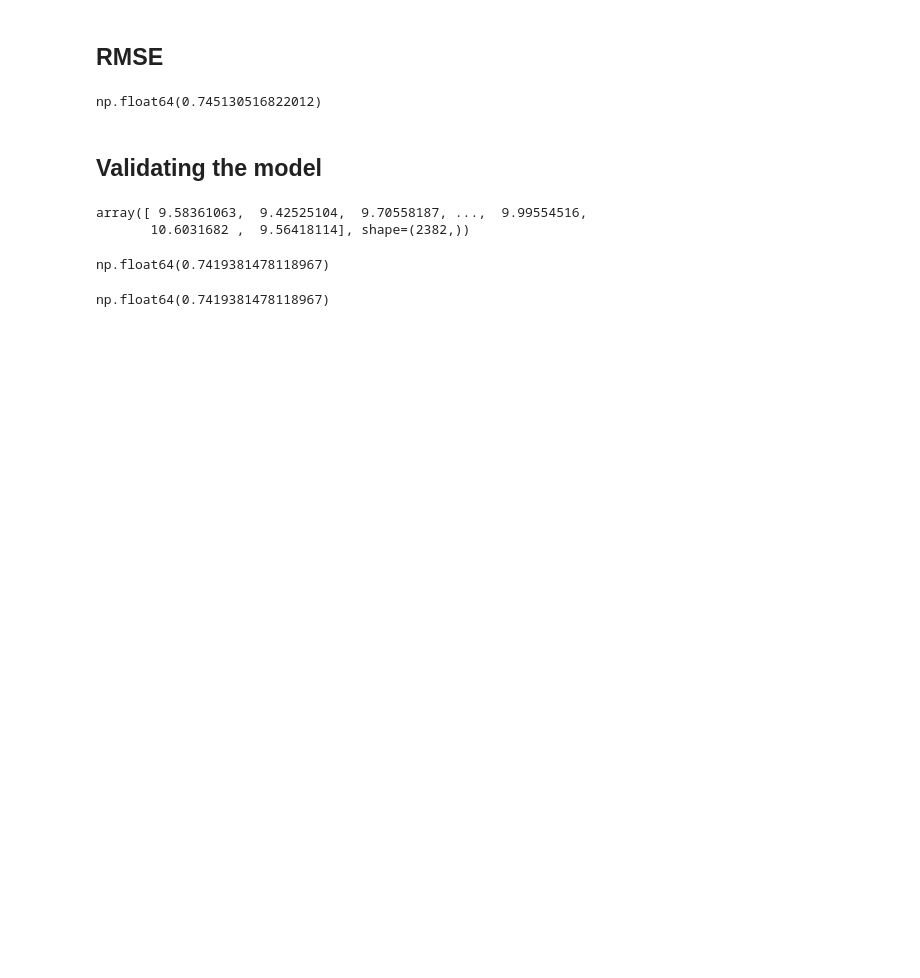
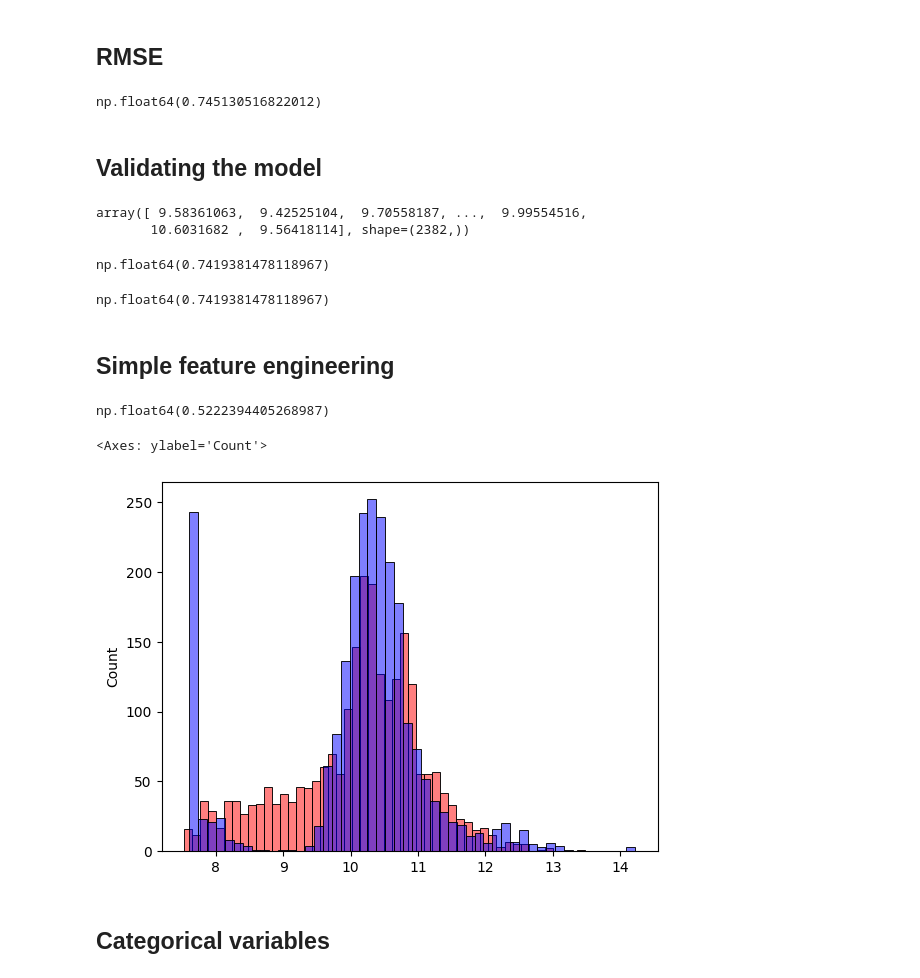
Before and after one commit to denis911/ML-zoomcamp-notebooks-modules-1-4, a Jupyter notebook: Kaggle_car_price.ipynb, the cells around one changed output. Drawn from its saved outputs; the diff is of its cells as text; code cells hidden in the pictures; blank space fills up the shorter version.

Commit message:
Categorical variables

```diff
--- a/Kaggle_car_price.ipynb
+++ b/Kaggle_car_price.ipynb
@@ -628,3 +628,44 @@ y_pred = w0 + X_val.dot(w)
 rmse(y_val, y_pred) # same as before - np.float64(0.7419381478118967)
 # %% [output]
 np.float64(0.7419381478118967)
+# %% [markdown]
+## Simple feature engineering
+# %%
+# we used only 5 numrical features earler, but we missed age of the car - could be important parameter...
+
+base = ['engine_hp', 'engine_cylinders', 'highway_mpg', 'city_mpg', 'popularity'] # called base because we DO NOT modify these features...
+
+def prepare_X(df):
+    # we will use this function to prepare any dataset, not only for training or testing
+    # adding new calculated feature - age of the car:
+    df = df.copy() # if not using copy then new column age will appear in our dataframe...
+    df['age'] = 2017 - df.year # we assumed that today is year of 2017 here - and age of the car built in 2017 is 0
+    features = base + ['age']
+    df_num = df[features]
+    df_num = df_num.fillna(0)
+    X = df_num.values
+    return X
+# %%
+# all our workflow in 1 cell - ML pipeline )):
+X_train = prepare_X(df_train)
+w0, w = train_linear_regression(X_train, y_train)
+
+X_val = prepare_X(df_val)
+y_pred = w0 + X_val.dot(w)
+
+rmse(y_val, y_pred) # before - np.float64(0.7419381478118967)
+# after age is added RMSE is better (error is smaller) - np.float64(0.5222394405268987)
+# %% [output]
+np.float64(0.5222394405268987)
+# %%
+# df_train.dtypes # now it is good
+# technically we added new column to our dataframe: age int64 before
+# del df_train['age'] # and we can remove it like so
+
+# lets plot our new predictions vs ground truth:
+
+sns.histplot(y_pred, color='red', alpha=0.5, bins=50)
+sns.histplot(y_val, color='blue', alpha=0.5, bins=50)
+# %% [output]
+<Axes: ylabel='Count'>
+[figure, added]
@@ -630,0 +674,2 @@ np.float64(0.7419381478118967)
+# %% [markdown]
+## Categorical variables
```
Also changed, not shown: parts of 1 cell of this notebook.
